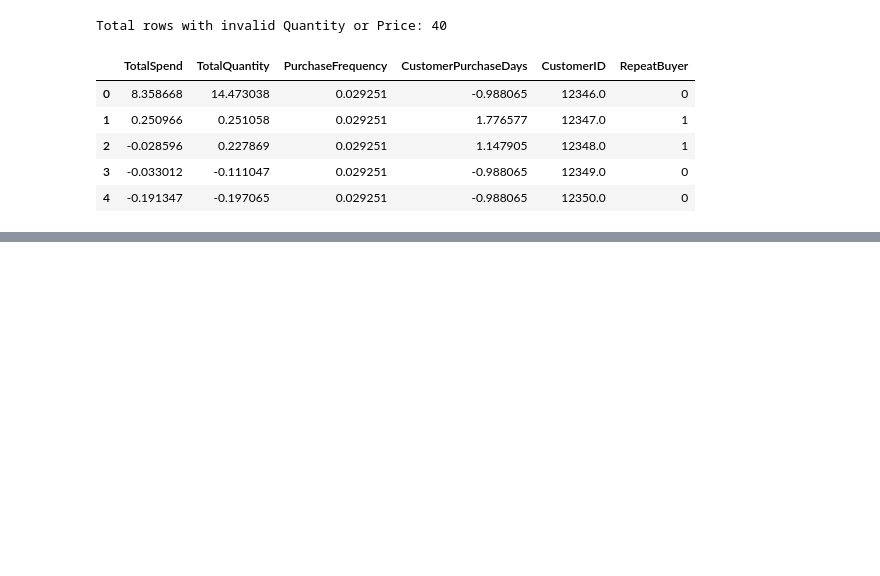
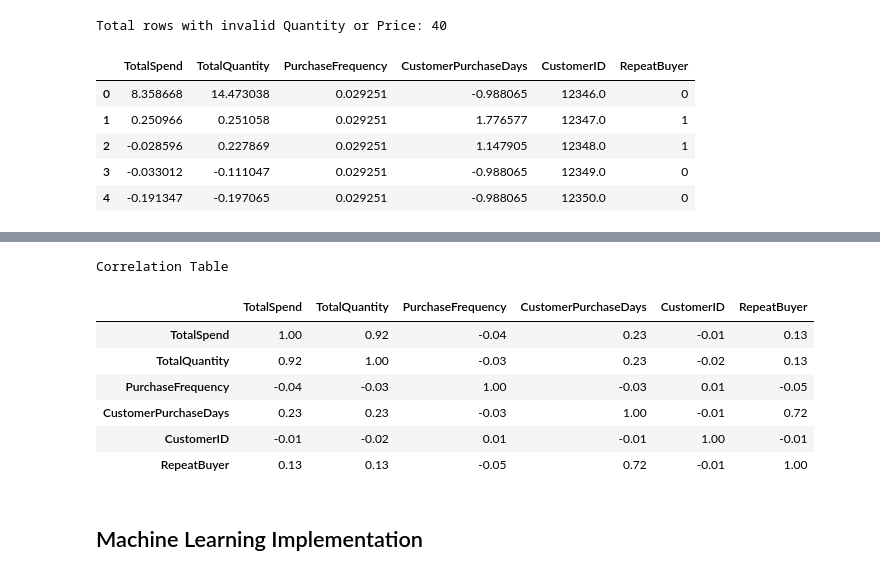
Before and after one commit to Zahid295/repeat-purchase-prediction, a Jupyter notebook: CA2_Capstone.ipynb, the cells around one changed output, grey strips where cells are left out. Cells and saved outputs as stored; diff of their text form; code cells hidden in the pictures; blank space fills up the shorter version.

```diff
--- a/CA2_Capstone.ipynb
+++ b/CA2_Capstone.ipynb
@@ -280,0 +300,6 @@ prepared_df.head()
+# %%
+# Compute correlation matrix for numerical variables
+correlation_matrix = prepared_df.corr(numeric_only=True)
+
+# Display correlation matrix as a formatted table
+print(correlation_matrix.round(2))
@@ -280,0 +322,13 @@ prepared_df.head()
+# %%
+correlation_matrix.style.format("{:.2f}").set_caption("Correlation Table")
+# %% [output]
+Correlation Table
+|  | TotalSpend | TotalQuantity | PurchaseFrequency | CustomerPurchaseDays | CustomerID | RepeatBuyer |
+| TotalSpend | 1.00 | 0.92 | -0.04 | 0.23 | -0.01 | 0.13 |
+| TotalQuantity | 0.92 | 1.00 | -0.03 | 0.23 | -0.02 | 0.13 |
+| PurchaseFrequency | -0.04 | -0.03 | 1.00 | -0.03 | 0.01 | -0.05 |
+| CustomerPurchaseDays | 0.23 | 0.23 | -0.03 | 1.00 | -0.01 | 0.72 |
+| CustomerID | -0.01 | -0.02 | 0.01 | -0.01 | 1.00 | -0.01 |
+| RepeatBuyer | 0.13 | 0.13 | -0.05 | 0.72 | -0.01 | 1.00 |
+# %% [markdown]
+## Machine Learning Implementation
```
Also changed, not shown: parts of 4 cells of this notebook, 1 other file.
